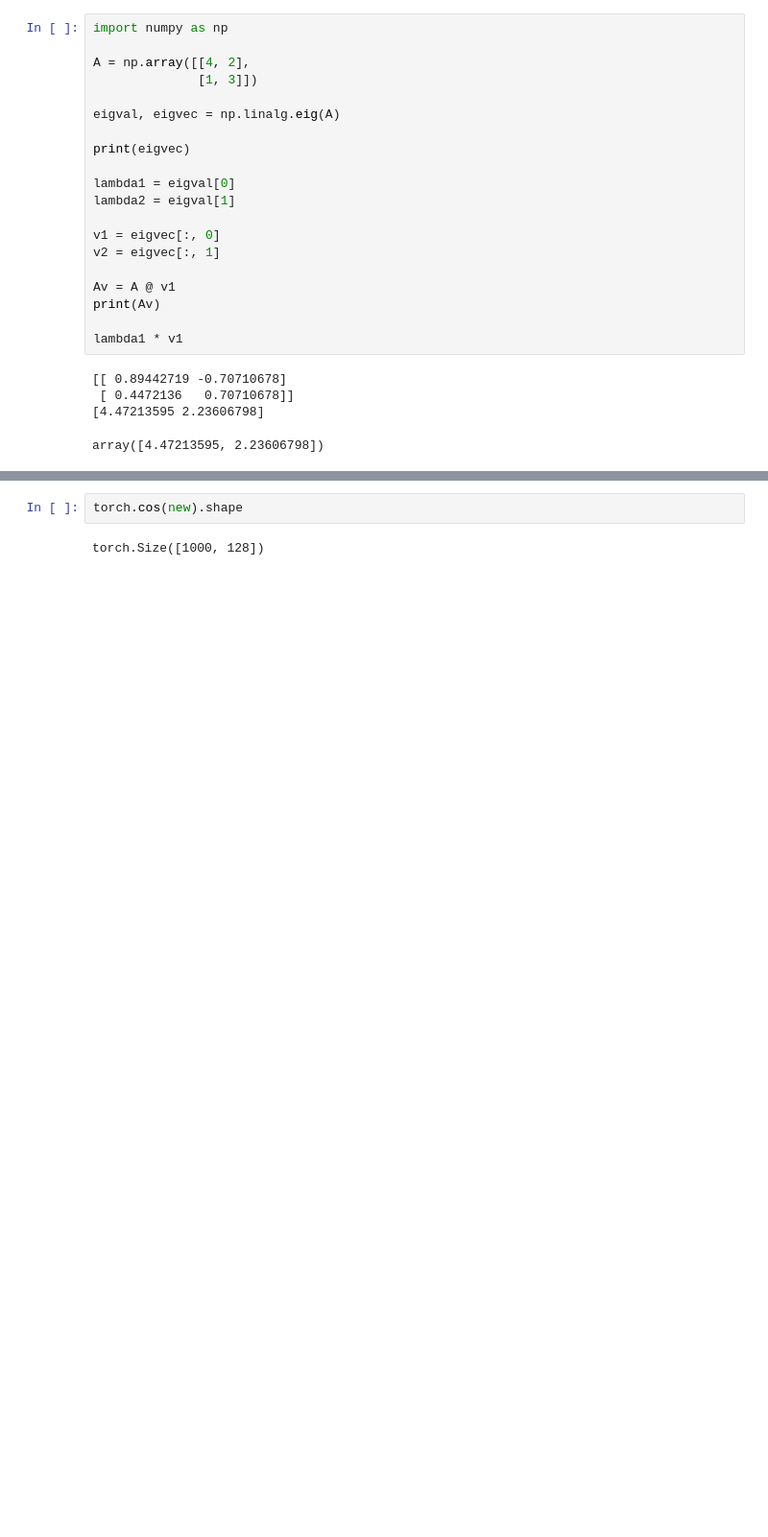
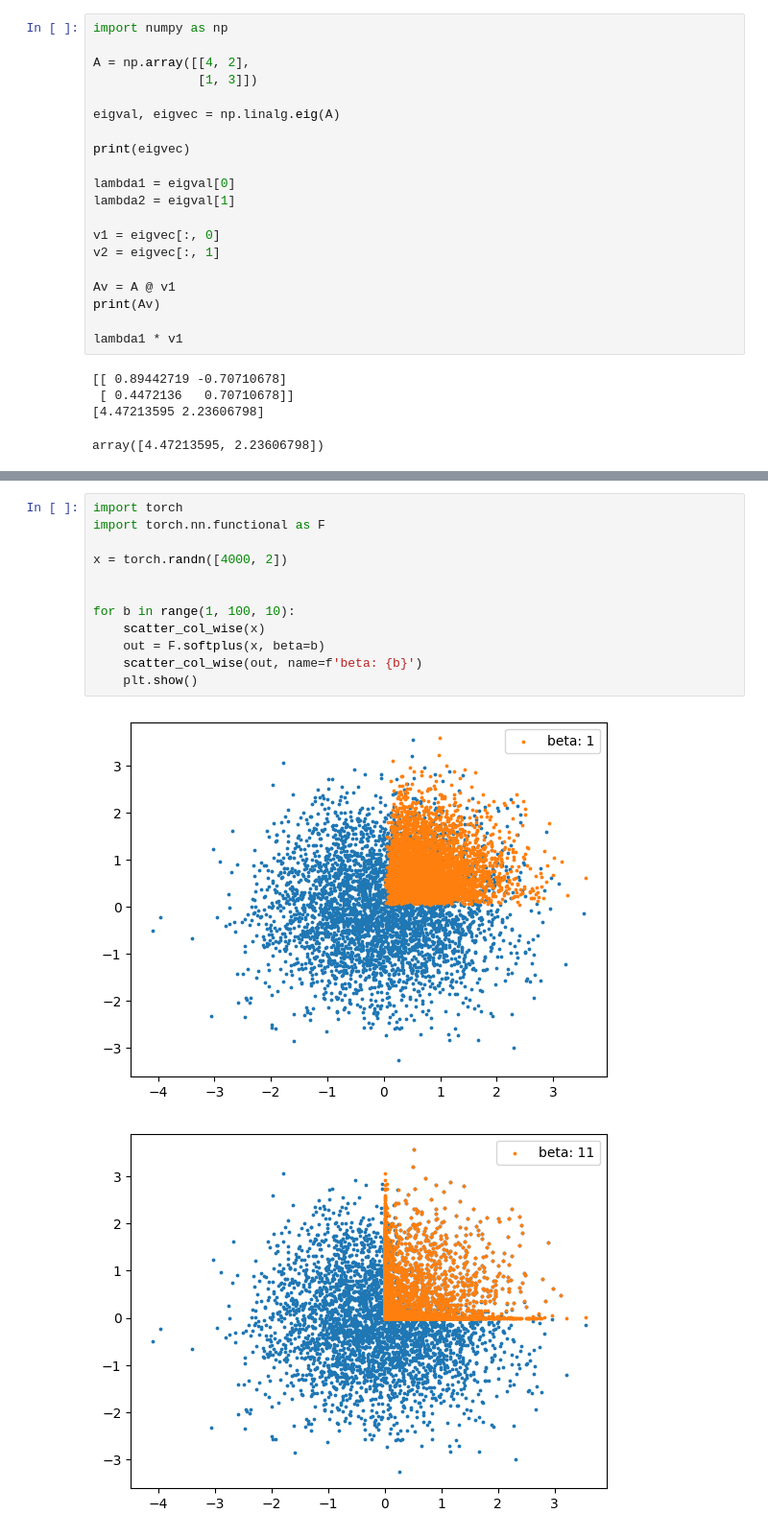
Before and after one commit to geovlach10/Spheroid_PINN, a Jupyter notebook: notebooks/playground.ipynb, the cells around one changed output, grey strips where cells are left out. Shown at 96% size. Saved outputs shown, nothing was run; the diff lists cells and outputs as text; blank space fills up the shorter version.

```diff
--- a/notebooks/playground.ipynb
+++ b/notebooks/playground.ipynb
@@ -109,4 +107,15 @@ for sigma in range(1, 11):
 # %%
-torch.cos(new).shape
+import torch
+import torch.nn.functional as F
+
+x = torch.randn([4000, 2])
+
+
+for b in range(1, 100, 10):
+    scatter_col_wise(x)
+    out = F.softplus(x, beta=b)
+    scatter_col_wise(out, name=f'beta: {b}')
+    plt.show()
 # %% [output]
-torch.Size([1000, 128])
+[figure, added]
+[figure, added]
```
Also changed, not shown: parts of 6 cells of this notebook, 3 other files.
